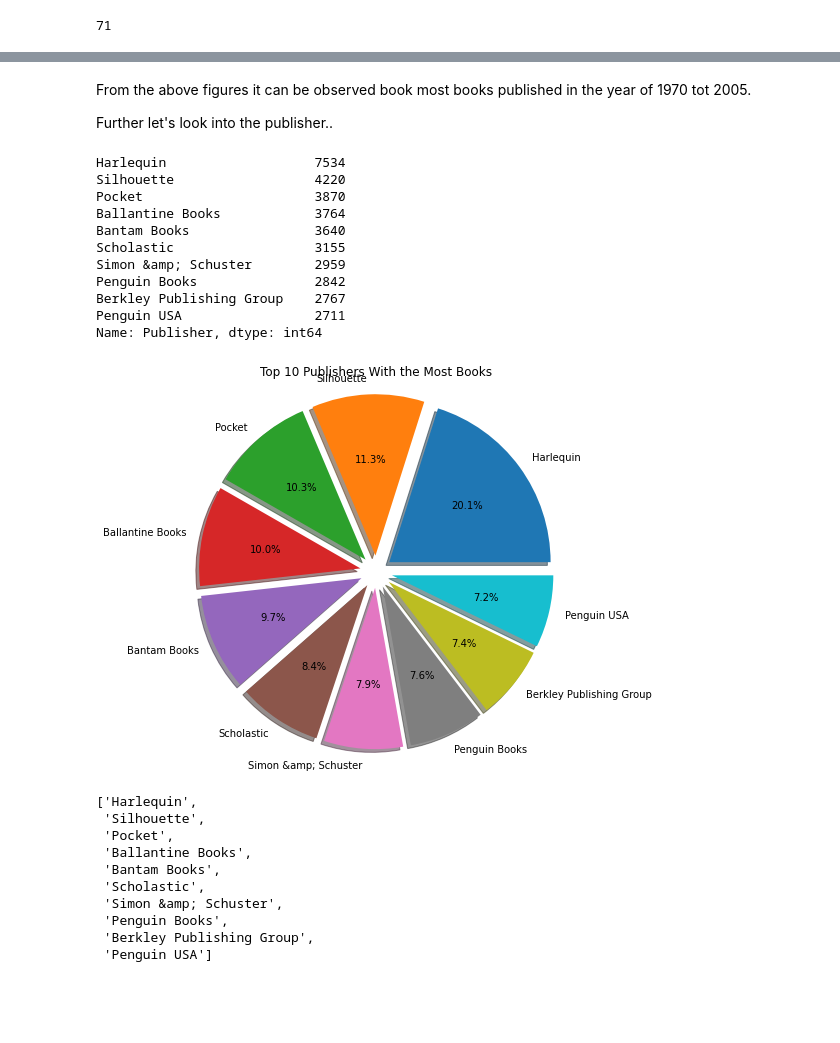
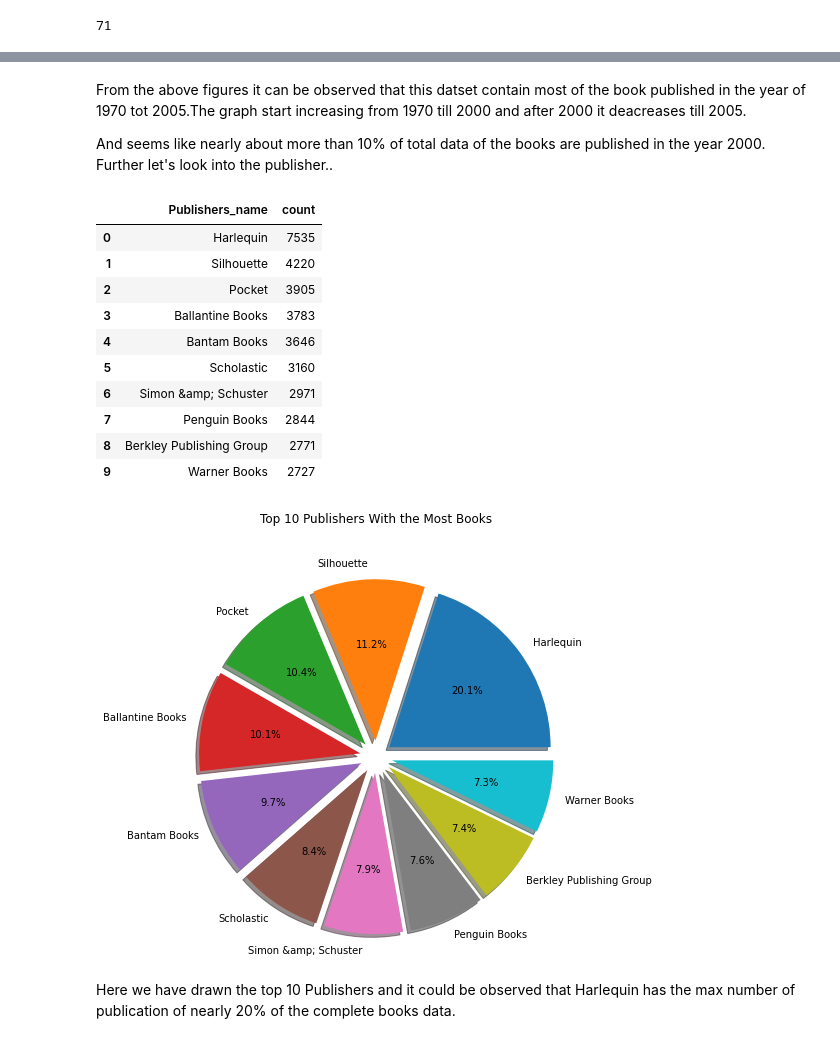
Before and after one commit to kunalburgul/MLDS_Problems, a Jupyter notebook: recommender_system/book_recommender_system.ipynb, the cells around one changed output, grey strips where cells are left out. Cells and saved outputs as stored; diff of their text form; code cells hidden in the pictures; blank space fills up the shorter version.

```diff
--- a/recommender_system/book_recommender_system.ipynb
+++ b/recommender_system/book_recommender_system.ipynb
@@ -206,0 +225,13 @@ books['Year-Of-Publication'].min(), books['Year-Of-Publication'].max()
+# %%
+# Removing String features sample from the complete data i.e DK Publishing Inc', 'Gallimard'
+index=books.loc[books['Year-Of-Publication']=='DK Publishing Inc'].index
+books.drop(index,inplace=True)
+index=books.loc[books['Year-Of-Publication']=='Gallimard'].index
+books.drop(index,inplace=True)
+
+# However, the string value '0' is invalid and as this dataset was published in 2004
+books['Year-Of-Publication'].replace({'0':books['Year-Of-Publication'].value_counts().idxmax()},inplace=True)
+
+# Converting the object dtype of the feature to the int dtype
+books['Year-Of-Publication'] = books['Year-Of-Publication'].astype(str).astype(int)
+np.sort(books['Year-Of-Publication'].unique()), books.shape
@@ -213,4 +298,0 @@ Looks like this data is from the period 0 to 2050s period with overall of 71 uni
-# %%
-books=books[~books['Year-Of-Publication'].isin(['DK Publishing Inc', 'Gallimard'])]
-books['Year-Of-Publication'] = pd.to_numeric(books['Year-Of-Publication'])
-books.shape
@@ -229,3 +338,0 @@ fig.suptitle('Books data - Feature - Year of Publication - Analysis', fontsize=1
-# %%
-books = books[(books['Year-Of-Publication']>=1950) & (books['Year-Of-Publication']<=2016)]
-sns.distplot(books['Year-Of-Publication'])
@@ -235,53 +348,41 @@ sns.distplot(books['Year-Of-Publication'])
 # %% [markdown]
-From the above figures it can be observed book most books published in the year of 1970 tot 2005.
+From the above figures it can be observed that this datset contain most of the book published in the year of 1970 tot 2005.The graph start increasing from 1970 till 2000 and after 2000 it deacreases till 2005.
 
-Further let's look into the publisher..
+And seems like nearly about more than 10% of total data of  the books are  published in the year 2000. Further let's look into the publisher..
 # %%
 # Lets look at the top 10 publishers with maximum no.of publications
-(books['Publisher'].value_counts())[:10]
+my_dict=(books['Publisher'].value_counts()).to_dict()
+count= pd.DataFrame(list(my_dict.items()),columns = ['Publishers_name','count'])
+publishers_name = count.sort_values(by=['count'], ascending = False)
+publishers_name.head(10)
 # %% [output]
-Harlequin                   7534
-Silhouette                  4220
-Pocket                      3870
-Ballantine Books            3764
-Bantam Books                3640
-Scholastic                  3155
-Simon &amp; Schuster        2959
-Penguin Books               2842
-Berkley Publishing Group    2767
-Penguin USA                 2711
-Name: Publisher, dtype: int64
+|  | Publishers_name | count |
+| 0 | Harlequin | 7535 |
+| 1 | Silhouette | 4220 |
+| 2 | Pocket | 3905 |
+| 3 | Ballantine Books | 3783 |
+| 4 | Bantam Books | 3646 |
+| 5 | Scholastic | 3160 |
+| 6 | Simon &amp; Schuster | 2971 |
+| 7 | Penguin Books | 2844 |
+| 8 | Berkley Publishing Group | 2771 |
+| 9 | Warner Books | 2727 |
 # %%
-my_dict=(books['Publisher'].value_counts()).to_dict()
-count= pd.DataFrame(list(my_dict.items()),columns = ['c','count'])
-a = count.sort_values(by=['count'], ascending = False)
-a.head(10)
 labels = list(my_dict.keys())[:10]
 sizes = [count['count'].iloc[0],count['count'].iloc[1],count['count'].iloc[2],count['count'].iloc[3],count['count'].iloc[4],
          count['count'].iloc[5],count['count'].iloc[6], count['count'].iloc[7],count['count'].iloc[8], count['count'].iloc[9]]
 explode = (0.1, 0.1, 0.1, 0.1,0.1, 0.1,0.1, 0.1, 0.1,0.1)
 fig1 , ax1 = plt.subplots(figsize=(7,7))
 ax1.pie(sizes,
         explode = explode,
         labels = labels,
         autopct = '%1.1f%%',
         shadow = True,
         startangle = 0)
-plt.title("Top 10 Publishers With the Most Books")
+plt.title("Top 10 Publishers With the Most Books",  y=1.1) # y is just a distance which was merging with one of  the feature
 ax1.axis ('equal')
 plt.show()
 # %% [output]
-[figure, old version]
+[figure, new version]
-# %%
-list(my_dict.keys())[:10]
-# %% [output]
-['Harlequin',
- 'Silhouette',
- 'Pocket',
- 'Ballantine Books',
- 'Bantam Books',
- 'Scholastic',
- 'Simon &amp; Schuster',
- 'Penguin Books',
- 'Berkley Publishing Group',
- 'Penguin USA']
+# %% [markdown]
+Here we have drawn the top 10 Publishers and it could be observed that Harlequin has the max number of publication of nearly 20% of the complete books data.
```
Also changed, not shown: parts of 16 cells of this notebook.
